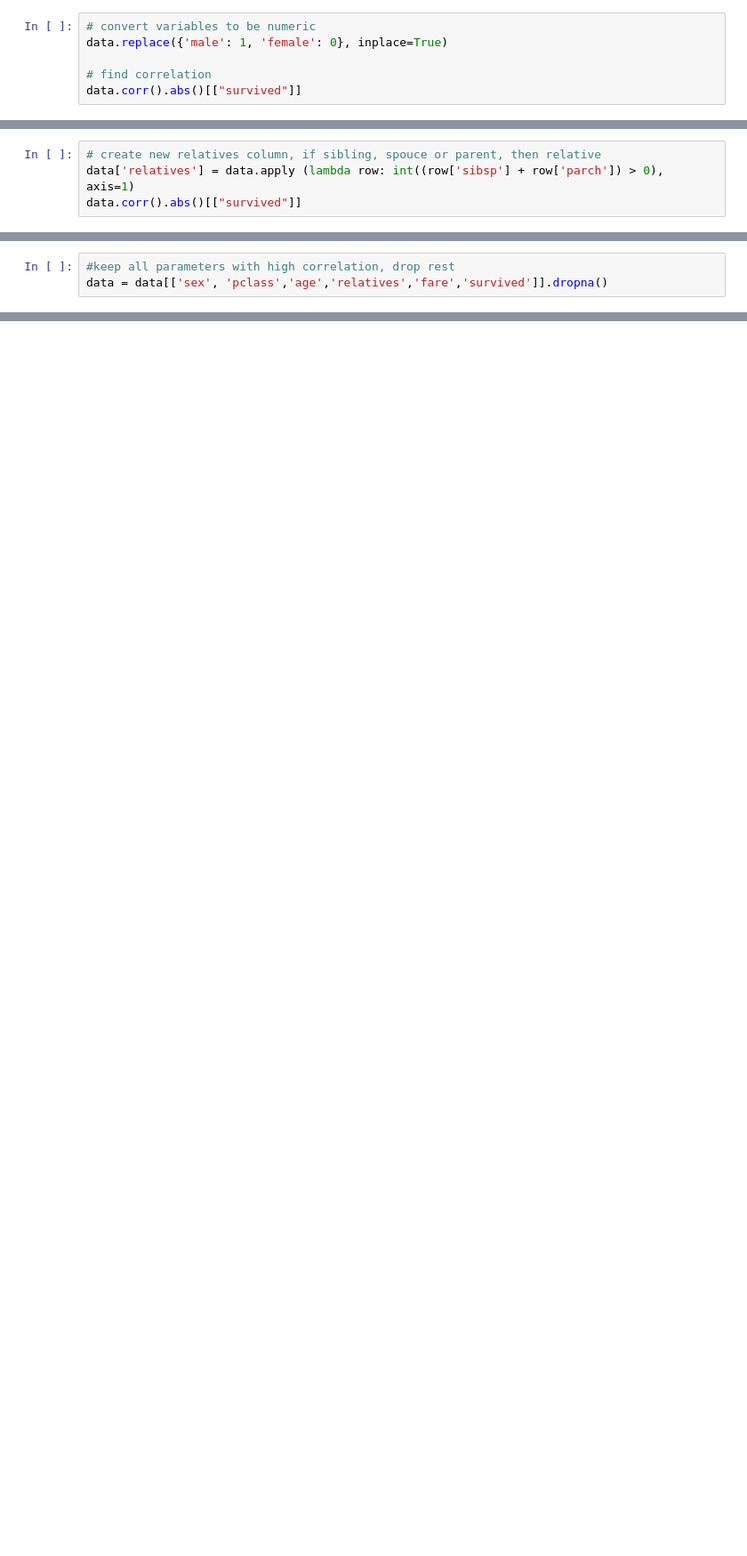
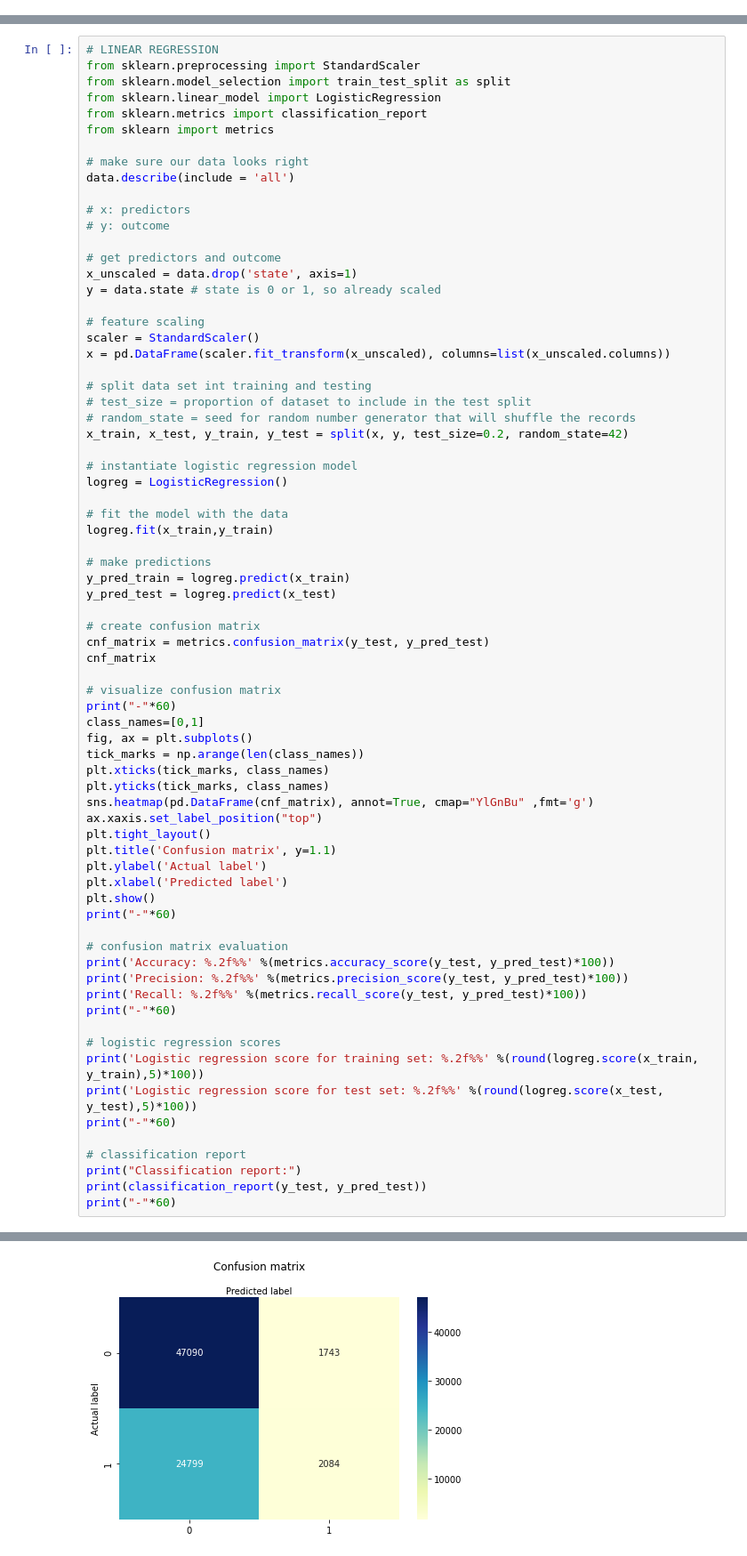
Before and after one commit to alexanderameye/machine-learning, a Jupyter notebook: project/data/notebook.ipynb, the cells around one changed output, grey strips where cells are left out. Shown at 89% size. Drawn from its saved outputs; the diff is of its cells as text; blank space fills up the shorter version.

Commit message:
Linear regression 64.95%

```diff
--- a/project/data/notebook.ipynb
+++ b/project/data/notebook.ipynb
@@ -218,6 +278,0 @@ fig, axs = plt.subplots(ncols=5, figsize=(30,5))
-# %%
-# convert variables to be numeric
-data.replace({'male': 1, 'female': 0}, inplace=True)
-
-# find correlation
-data.corr().abs()[["survived"]]
@@ -233,4 +278,0 @@ data.corr().abs()[["survived"]]
-# %%
-# create new relatives column, if sibling, spouce or parent, then relative
-data['relatives'] = data.apply (lambda row: int((row['sibsp'] + row['parch']) > 0), axis=1)
-data.corr().abs()[["survived"]]
@@ -247,3 +279,73 @@ data.corr().abs()[["survived"]]
-# %%
-#keep all parameters with high correlation, drop rest
-data = data[['sex', 'pclass','age','relatives','fare','survived']].dropna()
+# %%
+# LINEAR REGRESSION
+from sklearn.preprocessing import StandardScaler
+from sklearn.model_selection import train_test_split as split
+from sklearn.linear_model import LogisticRegression
+from sklearn.metrics import classification_report
+from sklearn import metrics
+
+# make sure our data looks right
+data.describe(include = 'all')
+
+# x: predictors
+# y: outcome
+
+# get predictors and outcome
+x_unscaled = data.drop('state', axis=1)
+y = data.state # state is 0 or 1, so already scaled
+
+# feature scaling
+scaler = StandardScaler()
+x = pd.DataFrame(scaler.fit_transform(x_unscaled), columns=list(x_unscaled.columns))
+
+# split data set int training and testing
+# test_size = proportion of dataset to include in the test split
+# random_state = seed for random number generator that will shuffle the records
+x_train, x_test, y_train, y_test = split(x, y, test_size=0.2, random_state=42)
+
+# instantiate logistic regression model
+logreg = LogisticRegression()
+
+# fit the model with the data
+logreg.fit(x_train,y_train)
+
+# make predictions
+y_pred_train = logreg.predict(x_train)
+y_pred_test = logreg.predict(x_test)
+
+# create confusion matrix
+cnf_matrix = metrics.confusion_matrix(y_test, y_pred_test)
+cnf_matrix
+
+# visualize confusion matrix
+print("-"*60)
+class_names=[0,1]
+fig, ax = plt.subplots()
+tick_marks = np.arange(len(class_names))
+plt.xticks(tick_marks, class_names)
+plt.yticks(tick_marks, class_names)
+sns.heatmap(pd.DataFrame(cnf_matrix), annot=True, cmap="YlGnBu" ,fmt='g')
+ax.xaxis.set_label_position("top")
+plt.tight_layout()
+plt.title('Confusion matrix', y=1.1)
+plt.ylabel('Actual label')
+plt.xlabel('Predicted label')
+plt.show()
+print("-"*60)
+
+# confusion matrix evaluation
+print('Accuracy: %.2f%%' %(metrics.accuracy_score(y_test, y_pred_test)*100))
+print('Precision: %.2f%%' %(metrics.precision_score(y_test, y_pred_test)*100))
+print('Recall: %.2f%%' %(metrics.recall_score(y_test, y_pred_test)*100))
+print("-"*60)
+
+# logistic regression scores
+print('Logistic regression score for training set: %.2f%%' %(round(logreg.score(x_train, y_train),5)*100))
+print('Logistic regression score for test set: %.2f%%' %(round(logreg.score(x_test, y_test),5)*100))
+print("-"*60)
+
+# classification report
+print("Classification report:")
+print(classification_report(y_test, y_pred_test))
+print("-"*60)
+# %% [output]
@@ -249,0 +353 @@ data = data[['sex', 'pclass','age','relatives','fare','survived']].dropna()
+[figure, added]
```
Also changed, not shown: parts of 14 cells of this notebook.
